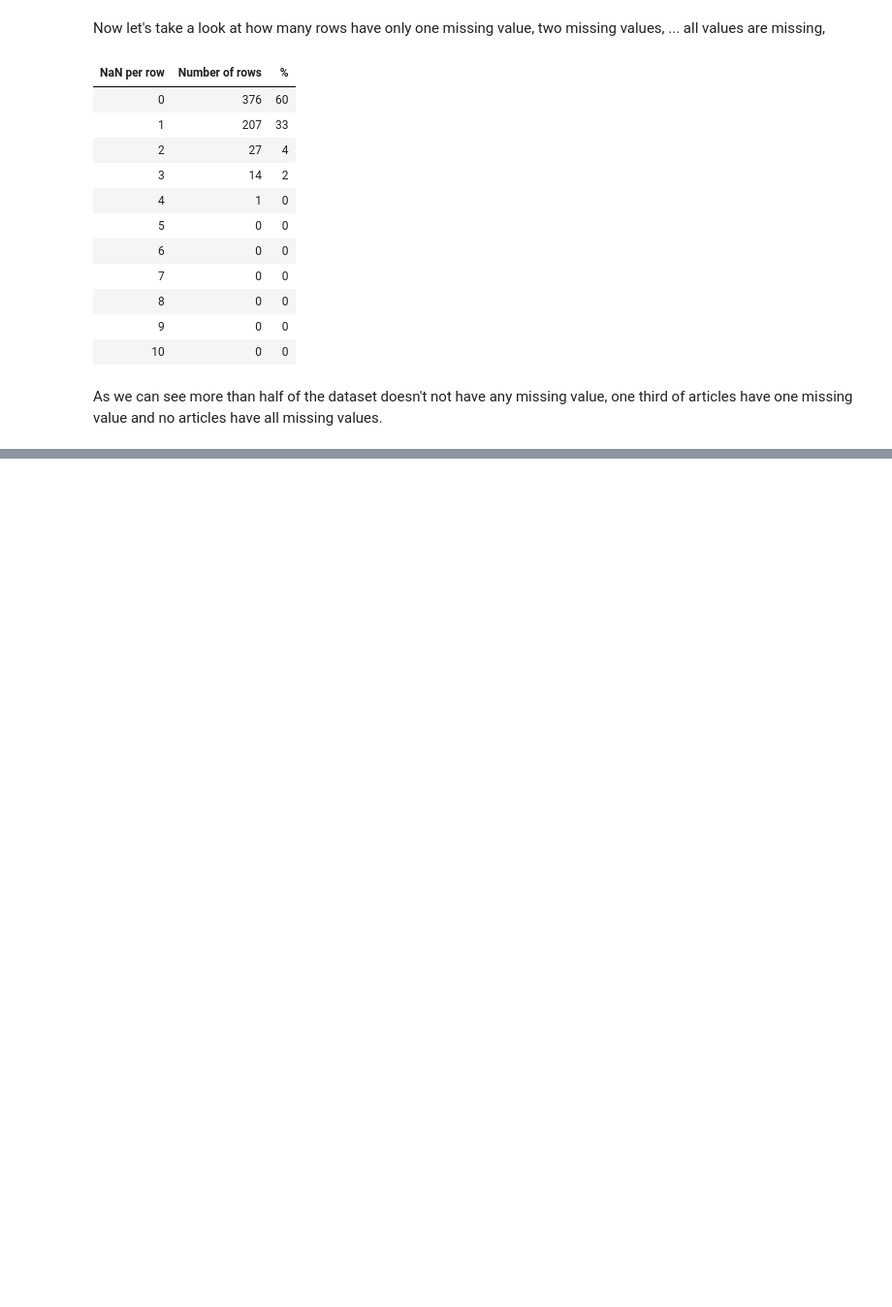
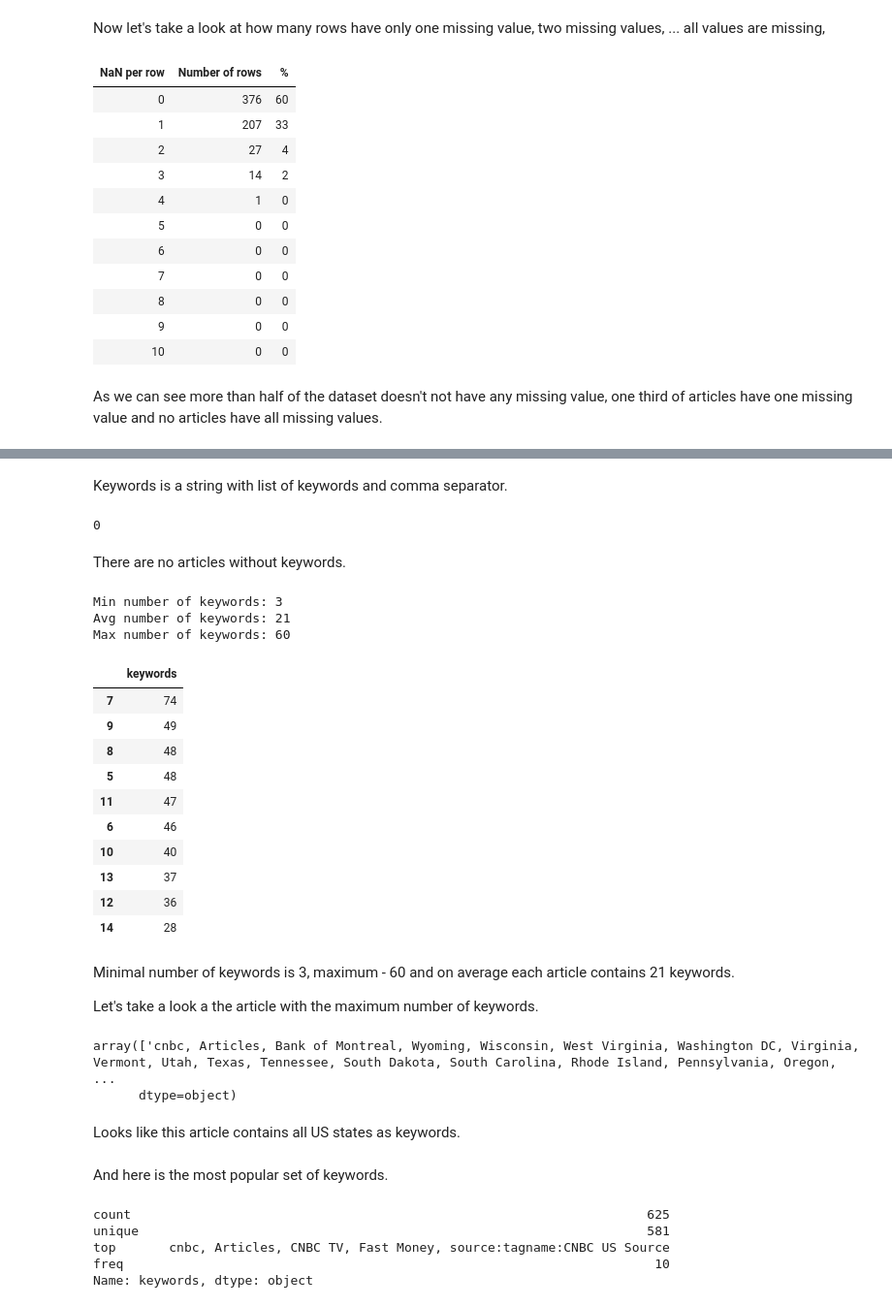
Before and after one commit to Andrei-Aksionov/Weaviate-demo, a Jupyter notebook: notebooks/EDA.ipynb, the cells around one changed output, grey strips where cells are left out. Shown at 97% size. Saved outputs shown, nothing was run; the diff lists cells and outputs as text; code cells hidden in the pictures; blank space fills up the shorter version.

```diff
--- a/notebooks/EDA.ipynb
+++ b/notebooks/EDA.ipynb
@@ -135,0 +335,52 @@ As we can see more than half of the dataset doesn't not have any missing value,
+# %% [markdown]
+Keywords is a string with list of keywords and comma separator.
+# %%
+data["keywords"].isna().sum(j)
+# %% [output]
+0
+# %% [markdown]
+There are no articles without keywords.
+# %%
+keywords_count = data["keywords"].str.count(",")
+keywords_count = keywords_count.value_counts()
+keywords_count.index = keywords_count.index.map(int) + 1
+print(f"Min number of keywords: {keywords_count.index.min()}")
+print(f"Avg number of keywords: {np.mean(keywords_count.index):.0f}")
+print(f"Max number of keywords: {keywords_count.index.max()}")
+keywords_count.to_frame().iloc[:10].style.bar()
+# %% [output]
+Min number of keywords: 3
+Avg number of keywords: 21
+Max number of keywords: 60
+|  | keywords |
+| 7 | 74 |
+| 9 | 49 |
+| 8 | 48 |
+| 5 | 48 |
+| 11 | 47 |
+| 6 | 46 |
+| 10 | 40 |
+| 13 | 37 |
+| 12 | 36 |
+| 14 | 28 |
+# %% [markdown]
+Minimal number of keywords is 3, maximum - 60 and on average each article contains 21 keywords.
+
+Let's take a look a the article with the maximum number of keywords.
+# %%
+data.loc[data["keywords"].str.count(",") == keywords_count.index.max() - 1, "keywords"].values
+# %% [output]
+array(['cnbc, Articles, Bank of Montreal, Wyoming, Wisconsin, West Virginia, Washington DC, Virginia, Vermont, Utah, Texas, Tennessee, South Dakota, South Carolina, Rhode Island, Pennsylvania, Oregon, ...
+      dtype=object)
+# %% [markdown]
+Looks like this article contains all US states as keywords.
+# %% [markdown]
+And here is the most popular set of keywords.
+# %%
+data["keywords"].describe()
+# %% [output]
+count                                                                    625
+unique                                                                   581
+top       cnbc, Articles, CNBC TV, Fast Money, source:tagname:CNBC US Source
+freq                                                                      10
+Name: keywords, dtype: object
```
Also changed, not shown: parts of 52 cells of this notebook, 2 other files.
